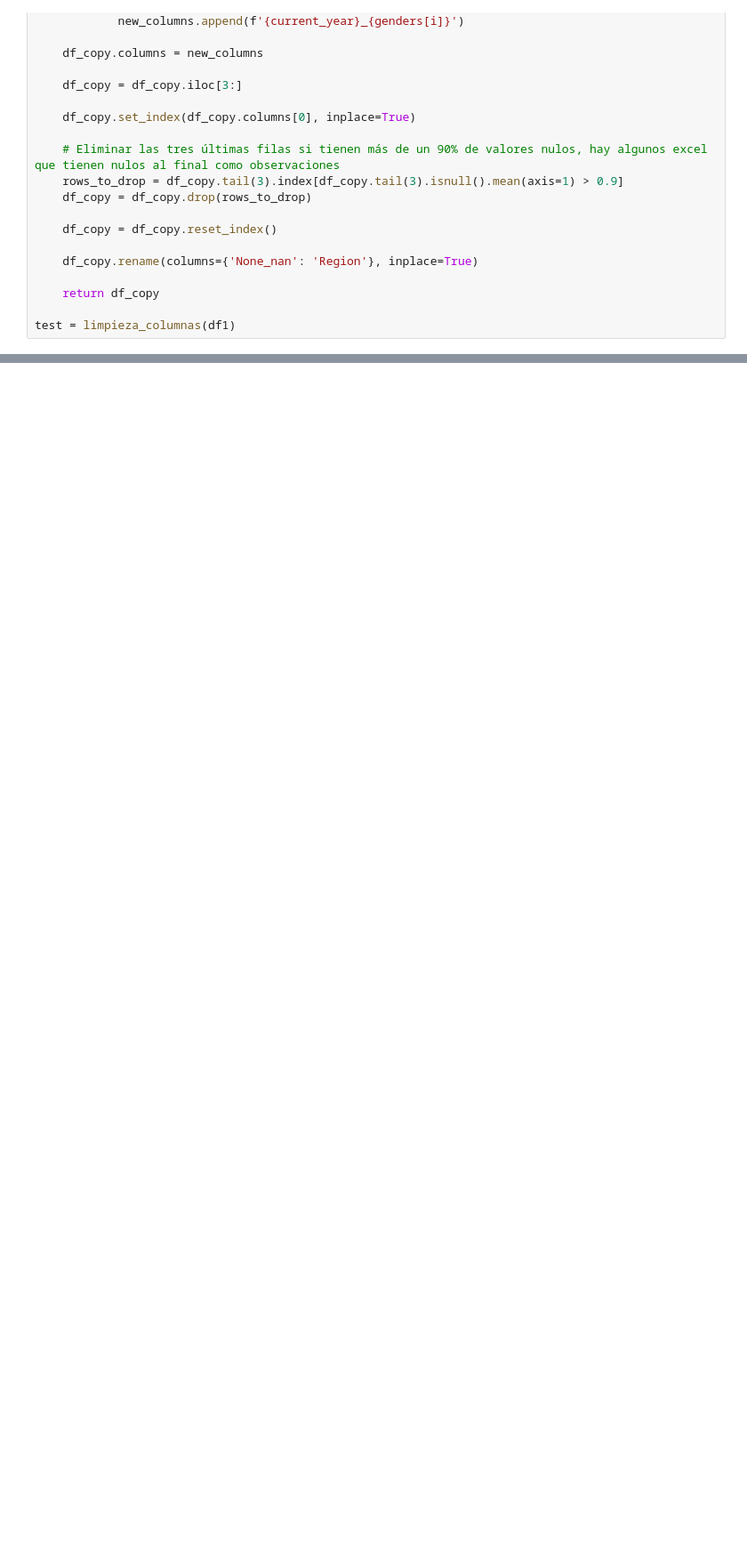
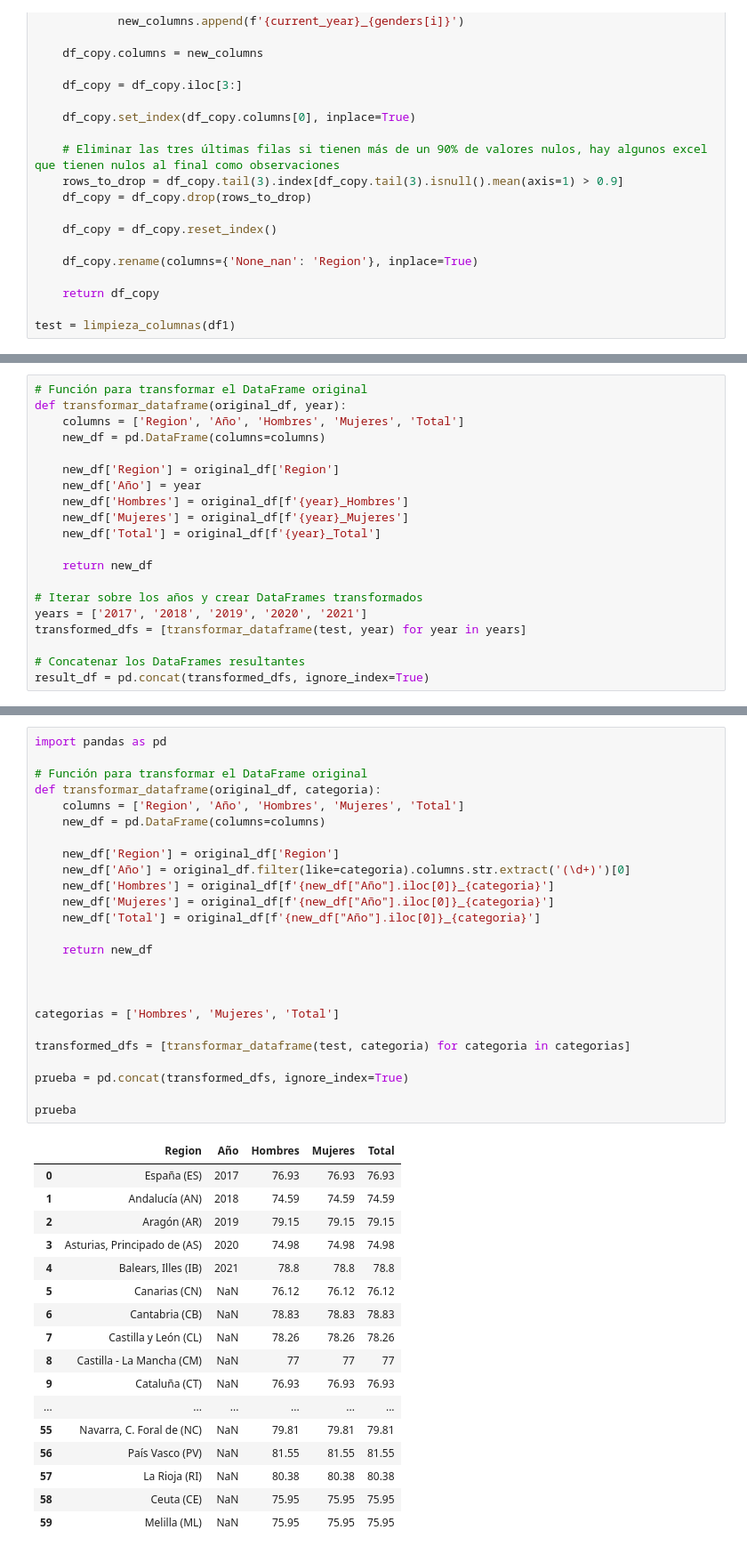
Before and after one commit to ClaraGallardo/Final-Proyect, a Jupyter notebook: notebook/Limpieza.ipynb, the cells around one changed output, grey strips where cells are left out. Shown at 89% size. Cells and saved outputs as stored; diff of their text form; blank space fills up the shorter version.

```diff
--- a/notebook/Limpieza.ipynb
+++ b/notebook/Limpieza.ipynb
@@ -81,0 +121,20 @@ test
+# %%
+# Función para transformar el DataFrame original
+def transformar_dataframe(original_df, year):
+    columns = ['Region', 'Año', 'Hombres', 'Mujeres', 'Total']
+    new_df = pd.DataFrame(columns=columns)
+
+    new_df['Region'] = original_df['Region']
+    new_df['Año'] = year
+    new_df['Hombres'] = original_df[f'{year}_Hombres']
+    new_df['Mujeres'] = original_df[f'{year}_Mujeres']
+    new_df['Total'] = original_df[f'{year}_Total']
+
+    return new_df
+
+# Iterar sobre los años y crear DataFrames transformados
+years = ['2017', '2018', '2019', '2020', '2021']
+transformed_dfs = [transformar_dataframe(test, year) for year in years]
+
+# Concatenar los DataFrames resultantes
+result_df = pd.concat(transformed_dfs, ignore_index=True)
@@ -81,0 +182,43 @@ test
+# %%
+import pandas as pd
+
+# Función para transformar el DataFrame original
+def transformar_dataframe(original_df, categoria):
+    columns = ['Region', 'Año', 'Hombres', 'Mujeres', 'Total']
+    new_df = pd.DataFrame(columns=columns)
+
+    new_df['Region'] = original_df['Region']
+    new_df['Año'] = original_df.filter(like=categoria).columns.str.extract('(\d+)')[0]
+    new_df['Hombres'] = original_df[f'{new_df["Año"].iloc[0]}_{categoria}']
+    new_df['Mujeres'] = original_df[f'{new_df["Año"].iloc[0]}_{categoria}']
+    new_df['Total'] = original_df[f'{new_df["Año"].iloc[0]}_{categoria}']
+
+    return new_df
+
+
+
+categorias = ['Hombres', 'Mujeres', 'Total']
+
+transformed_dfs = [transformar_dataframe(test, categoria) for categoria in categorias]
+
+prueba = pd.concat(transformed_dfs, ignore_index=True)
+
+prueba
+# %% [output]
+|  | Region | Año | Hombres | Mujeres | Total |
+| 0 | España (ES) | 2017 | 76.93 | 76.93 | 76.93 |
+| 1 | Andalucía (AN) | 2018 | 74.59 | 74.59 | 74.59 |
+| 2 | Aragón (AR) | 2019 | 79.15 | 79.15 | 79.15 |
+| 3 | Asturias, Principado de (AS) | 2020 | 74.98 | 74.98 | 74.98 |
+| 4 | Balears, Illes (IB) | 2021 | 78.8 | 78.8 | 78.8 |
+| 5 | Canarias (CN) | NaN | 76.12 | 76.12 | 76.12 |
+| 6 | Cantabria (CB) | NaN | 78.83 | 78.83 | 78.83 |
+| 7 | Castilla y León (CL) | NaN | 78.26 | 78.26 | 78.26 |
+| 8 | Castilla - La Mancha (CM) | NaN | 77 | 77 | 77 |
+| 9 | Cataluña (CT) | NaN | 76.93 | 76.93 | 76.93 |
+| ... | ... | ... | ... | ... | ... |
+| 55 | Navarra, C. Foral de (NC) | NaN | 79.81 | 79.81 | 79.81 |
+| 56 | País Vasco (PV) | NaN | 81.55 | 81.55 | 81.55 |
+| 57 | La Rioja (RI) | NaN | 80.38 | 80.38 | 80.38 |
+| 58 | Ceuta (CE) | NaN | 75.95 | 75.95 | 75.95 |
+| 59 | Melilla (ML) | NaN | 75.95 | 75.95 | 75.95 |
```
Also changed, not shown: parts of 6 cells of this notebook.
